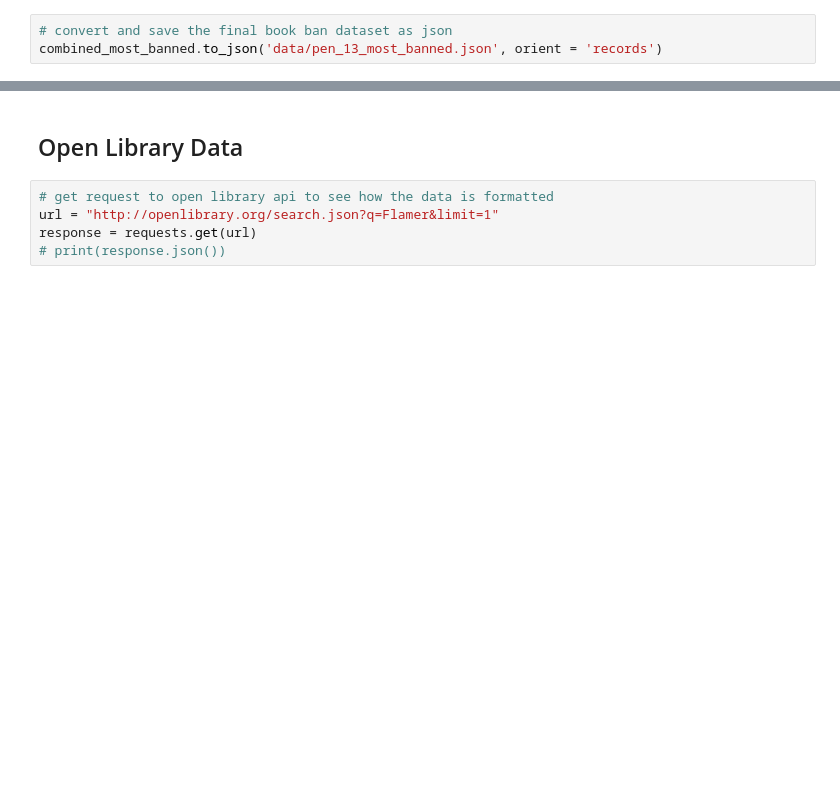
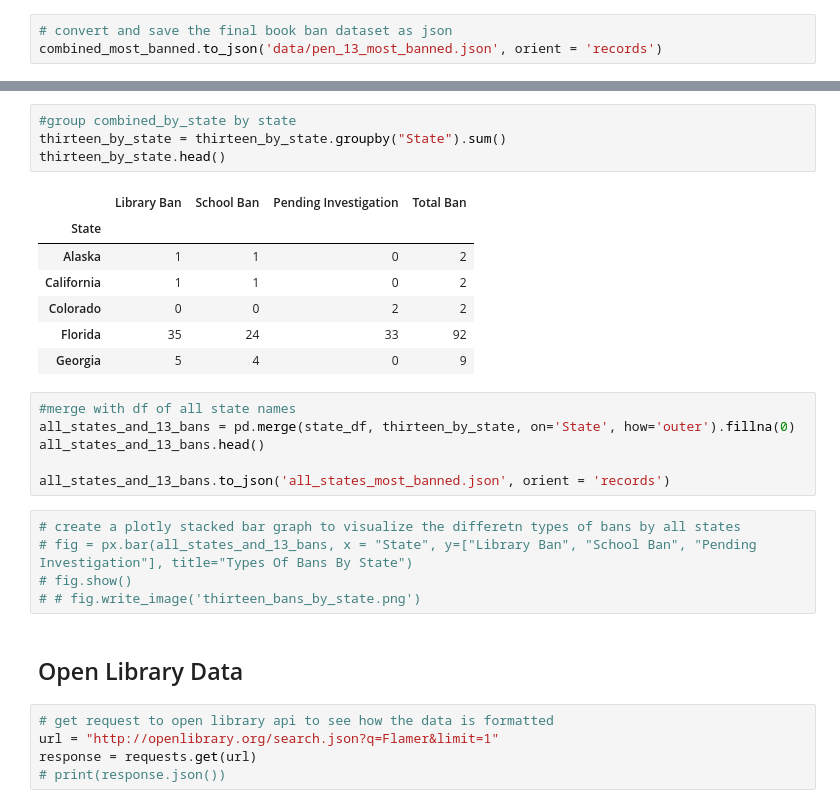
Before and after one commit to Kat-McEldowney/Book_bans_USA, a Jupyter notebook: starter_code.ipynb, the cells around one changed output, grey strips where cells are left out. Cells and saved outputs as stored; diff of their text form; blank space fills up the shorter version.

```diff
--- a/starter_code.ipynb
+++ b/starter_code.ipynb
@@ -248,3 +297,26 @@ combined_most_banned.to_json('data/pen_13_most_banned.json', orient = 'records')
+# %%
+#group combined_by_state by state
+thirteen_by_state = thirteen_by_state.groupby("State").sum()
+thirteen_by_state.head()
+# %% [output]
+|  | Library Ban | School Ban | Pending Investigation | Total Ban |
+| State |  |  |  |  |
+| Alaska | 1 | 1 | 0 | 2 |
+| California | 1 | 1 | 0 | 2 |
+| Colorado | 0 | 0 | 2 | 2 |
+| Florida | 35 | 24 | 33 | 92 |
+| Georgia | 5 | 4 | 0 | 9 |
+# %%
+#merge with df of all state names
+all_states_and_13_bans = pd.merge(state_df, thirteen_by_state, on='State', how='outer').fillna(0)
+all_states_and_13_bans.head()
+
+all_states_and_13_bans.to_json('all_states_most_banned.json', orient = 'records')
+# %%
+# create a plotly stacked bar graph to visualize the differetn types of bans by all states
+# fig = px.bar(all_states_and_13_bans, x = "State", y=["Library Ban", "School Ban", "Pending Investigation"], title="Types Of Bans By State")
+# fig.show()
+# # fig.write_image('thirteen_bans_by_state.png')
 # %% [markdown]
 ## Open Library Data
 # %%
```
Also changed, not shown: parts of 10 cells of this notebook, 6 other files.
